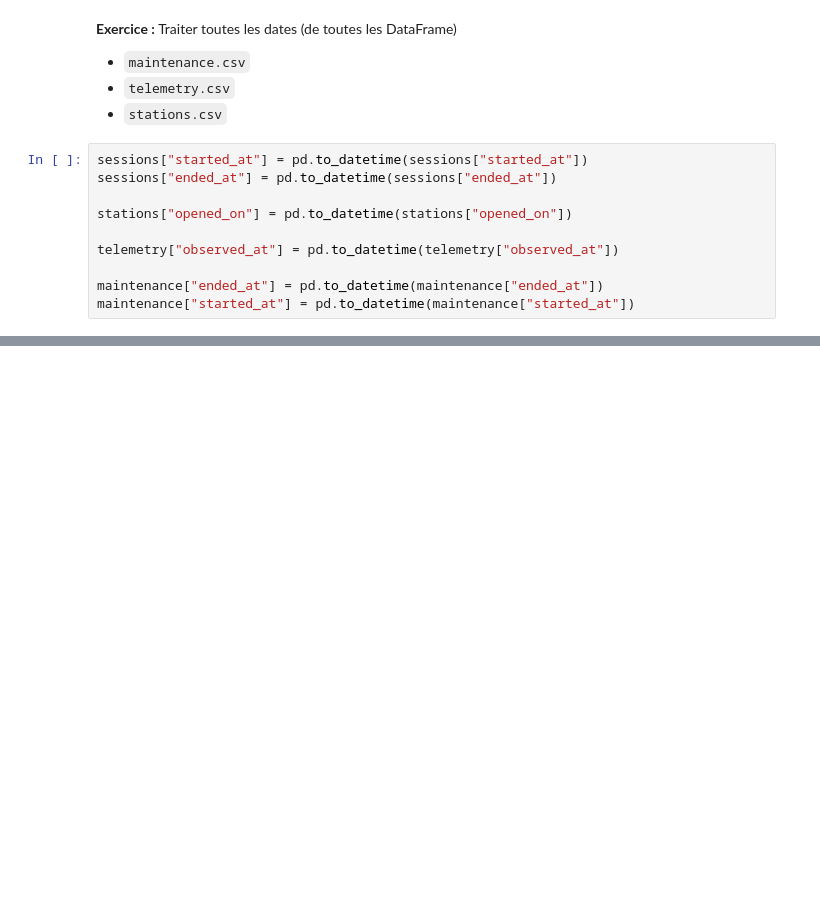
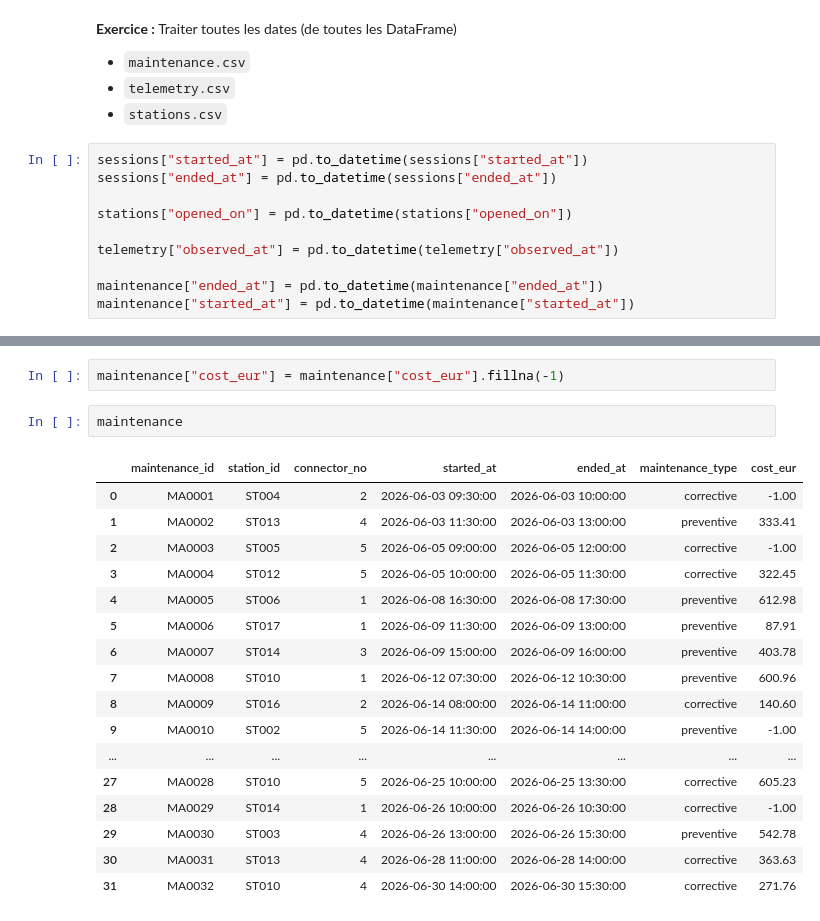
Before and after one commit to Gladrat/2627-analysis-efrei-m2-dev, a Jupyter notebook: analysis.ipynb, the cells around one changed output, grey strips where cells are left out. Cells and saved outputs as stored; diff of their text form; blank space fills up the shorter version.

```diff
--- a/analysis.ipynb
+++ b/analysis.ipynb
@@ -262,0 +326,22 @@ maintenance["started_at"] = pd.to_datetime(maintenance["started_at"])
+# %%
+maintenance["cost_eur"] = maintenance["cost_eur"].fillna(-1)
+# %%
+maintenance
+# %% [output]
+|  | maintenance_id | station_id | connector_no | started_at | ended_at | maintenance_type | cost_eur |
+| 0 | MA0001 | ST004 | 2 | 2026-06-03 09:30:00 | 2026-06-03 10:00:00 | corrective | -1.00 |
+| 1 | MA0002 | ST013 | 4 | 2026-06-03 11:30:00 | 2026-06-03 13:00:00 | preventive | 333.41 |
+| 2 | MA0003 | ST005 | 5 | 2026-06-05 09:00:00 | 2026-06-05 12:00:00 | corrective | -1.00 |
+| 3 | MA0004 | ST012 | 5 | 2026-06-05 10:00:00 | 2026-06-05 11:30:00 | corrective | 322.45 |
+| 4 | MA0005 | ST006 | 1 | 2026-06-08 16:30:00 | 2026-06-08 17:30:00 | preventive | 612.98 |
+| 5 | MA0006 | ST017 | 1 | 2026-06-09 11:30:00 | 2026-06-09 13:00:00 | preventive | 87.91 |
+| 6 | MA0007 | ST014 | 3 | 2026-06-09 15:00:00 | 2026-06-09 16:00:00 | preventive | 403.78 |
+| 7 | MA0008 | ST010 | 1 | 2026-06-12 07:30:00 | 2026-06-12 10:30:00 | preventive | 600.96 |
+| 8 | MA0009 | ST016 | 2 | 2026-06-14 08:00:00 | 2026-06-14 11:00:00 | corrective | 140.60 |
+| 9 | MA0010 | ST002 | 5 | 2026-06-14 11:30:00 | 2026-06-14 14:00:00 | preventive | -1.00 |
+| ... | ... | ... | ... | ... | ... | ... | ... |
+| 27 | MA0028 | ST010 | 5 | 2026-06-25 10:00:00 | 2026-06-25 13:30:00 | corrective | 605.23 |
+| 28 | MA0029 | ST014 | 1 | 2026-06-26 10:00:00 | 2026-06-26 10:30:00 | corrective | -1.00 |
+| 29 | MA0030 | ST003 | 4 | 2026-06-26 13:00:00 | 2026-06-26 15:30:00 | preventive | 542.78 |
+| 30 | MA0031 | ST013 | 4 | 2026-06-28 11:00:00 | 2026-06-28 14:00:00 | corrective | 363.63 |
+| 31 | MA0032 | ST010 | 4 | 2026-06-30 14:00:00 | 2026-06-30 15:30:00 | corrective | 271.76 |
```
Also changed, not shown: parts of 24 cells of this notebook, 1 other file.
